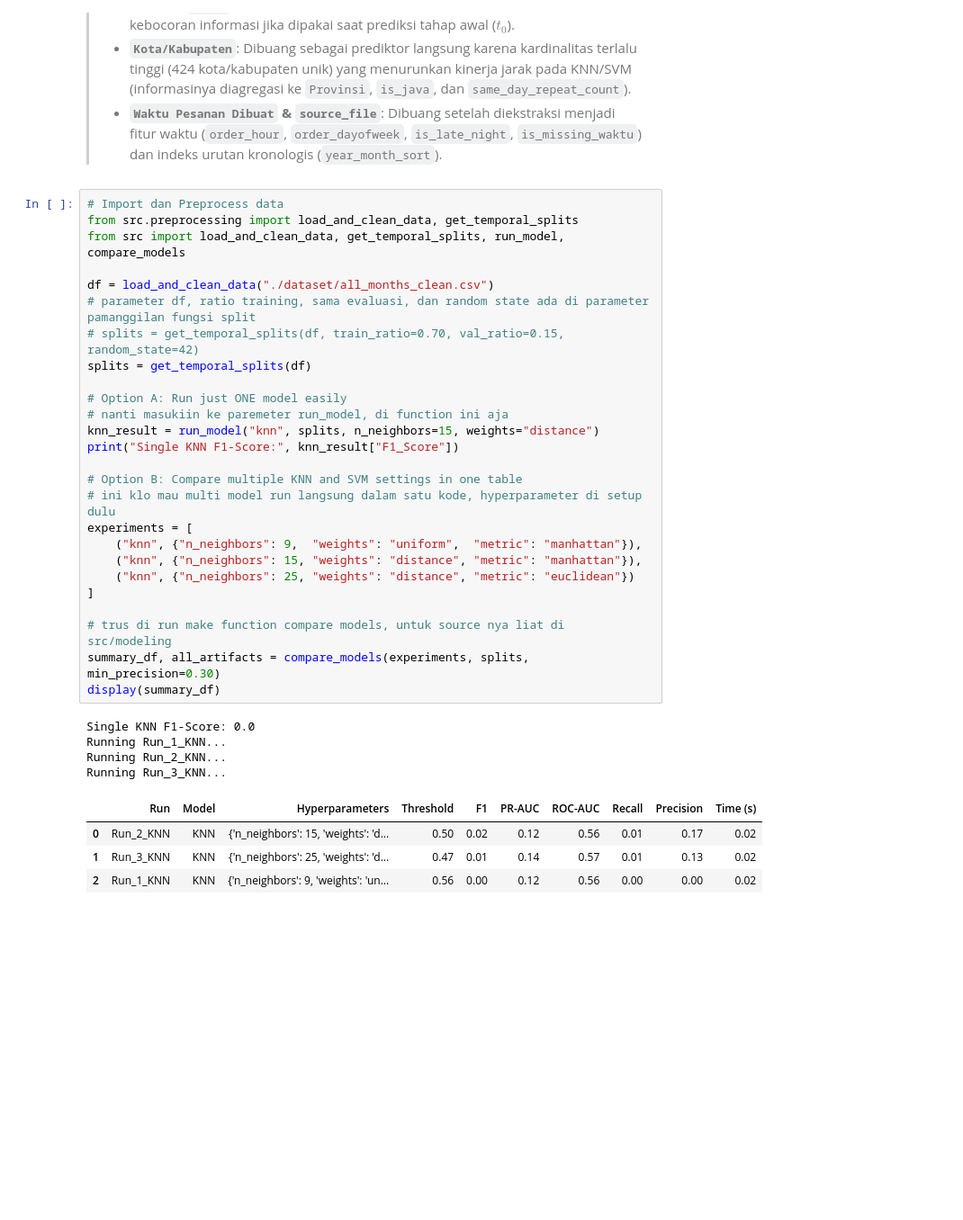
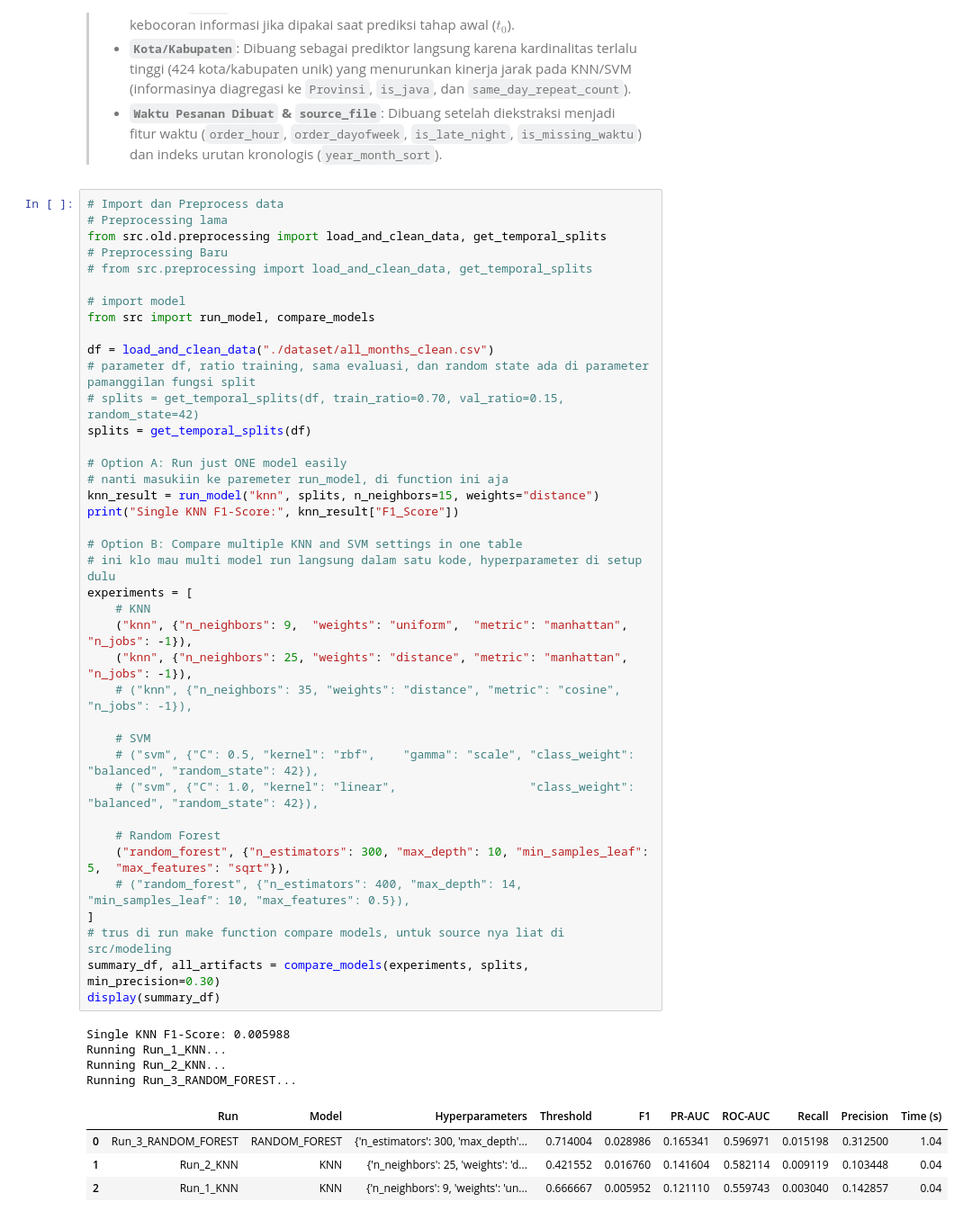
Before and after one commit to Morxidia/17_IF-B_wkwkwk, a Jupyter notebook: main.ipynb, the cells around one changed output. Shown at 90% size. Drawn from its saved outputs; the diff is of its cells as text; blank space fills up the shorter version.

Commit message:
add random Forest

```diff
--- a/main.ipynb
+++ b/main.ipynb
@@ -957,36 +957,49 @@ Fitur-fitur di bawah ini dirancang khusus untuk **Model Klasifikasi Status Pesan
 > * **`Waktu Pesanan Dibuat` & `source_file`**: Dibuang setelah diekstraksi menjadi fitur waktu (`order_hour`, `order_dayofweek`, `is_late_night`, `is_missing_waktu`) dan indeks urutan kronologis (`year_month_sort`).
 # %%
 # Import dan Preprocess data
-from src.preprocessing import load_and_clean_data, get_temporal_splits
-from src import load_and_clean_data, get_temporal_splits, run_model, compare_models
+# Preprocessing lama
+from src.old.preprocessing import load_and_clean_data, get_temporal_splits
+# Preprocessing Baru
+# from src.preprocessing import load_and_clean_data, get_temporal_splits
+
+# import model
+from src import run_model, compare_models
 
 df = load_and_clean_data("./dataset/all_months_clean.csv")
 # parameter df, ratio training, sama evaluasi, dan random state ada di parameter pamanggilan fungsi split
 # splits = get_temporal_splits(df, train_ratio=0.70, val_ratio=0.15, random_state=42)
 splits = get_temporal_splits(df)
 
 # Option A: Run just ONE model easily
 # nanti masukiin ke paremeter run_model, di function ini aja
 knn_result = run_model("knn", splits, n_neighbors=15, weights="distance")
 print("Single KNN F1-Score:", knn_result["F1_Score"])
 
 # Option B: Compare multiple KNN and SVM settings in one table
 # ini klo mau multi model run langsung dalam satu kode, hyperparameter di setup dulu
 experiments = [
-    ("knn", {"n_neighbors": 9,  "weights": "uniform",  "metric": "manhattan"}),
-    ("knn", {"n_neighbors": 15, "weights": "distance", "metric": "manhattan"}),
-    ("knn", {"n_neighbors": 25, "weights": "distance", "metric": "euclidean"})
+    # KNN
+    ("knn", {"n_neighbors": 9,  "weights": "uniform",  "metric": "manhattan", "n_jobs": -1}),
+    ("knn", {"n_neighbors": 25, "weights": "distance", "metric": "manhattan", "n_jobs": -1}),
+    # ("knn", {"n_neighbors": 35, "weights": "distance", "metric": "cosine",    "n_jobs": -1}),
+
+    # SVM
+    # ("svm", {"C": 0.5, "kernel": "rbf",    "gamma": "scale", "class_weight": "balanced", "random_state": 42}),
+    # ("svm", {"C": 1.0, "kernel": "linear",                   "class_weight": "balanced", "random_state": 42}),
+
+    # Random Forest
+    ("random_forest", {"n_estimators": 300, "max_depth": 10, "min_samples_leaf": 5,  "max_features": "sqrt"}),
+    # ("random_forest", {"n_estimators": 400, "max_depth": 14, "min_samples_leaf": 10, "max_features": 0.5}),
 ]
-
 # trus di run make function compare models, untuk source nya liat di src/modeling
 summary_df, all_artifacts = compare_models(experiments, splits, min_precision=0.30)
 display(summary_df)
 # %% [output]
-Single KNN F1-Score: 0.0
+Single KNN F1-Score: 0.005988
 Running Run_1_KNN...
 Running Run_2_KNN...
-Running Run_3_KNN...
+Running Run_3_RANDOM_FOREST...
 |  | Run | Model | Hyperparameters | Threshold | F1 | PR-AUC | ROC-AUC | Recall | Precision | Time (s) |
-| 0 | Run_2_KNN | KNN | {'n_neighbors': 15, 'weights': 'd... | 0.50 | 0.02 | 0.12 | 0.56 | 0.01 | 0.17 | 0.02 |
-| 1 | Run_3_KNN | KNN | {'n_neighbors': 25, 'weights': 'd... | 0.47 | 0.01 | 0.14 | 0.57 | 0.01 | 0.13 | 0.02 |
-| 2 | Run_1_KNN | KNN | {'n_neighbors': 9, 'weights': 'un... | 0.56 | 0.00 | 0.12 | 0.56 | 0.00 | 0.00 | 0.02 |
+| 0 | Run_3_RANDOM_FOREST | RANDOM_FOREST | {'n_estimators': 300, 'max_depth'... | 0.714004 | 0.028986 | 0.165341 | 0.596971 | 0.015198 | 0.312500 | 1.04 |
+| 1 | Run_2_KNN | KNN | {'n_neighbors': 25, 'weights': 'd... | 0.421552 | 0.016760 | 0.141604 | 0.582114 | 0.009119 | 0.103448 | 0.04 |
+| 2 | Run_1_KNN | KNN | {'n_neighbors': 9, 'weights': 'un... | 0.666667 | 0.005952 | 0.121110 | 0.559743 | 0.003040 | 0.142857 | 0.04 |
```
Also changed, not shown: parts of 3 cells of this notebook, 4 other files.
